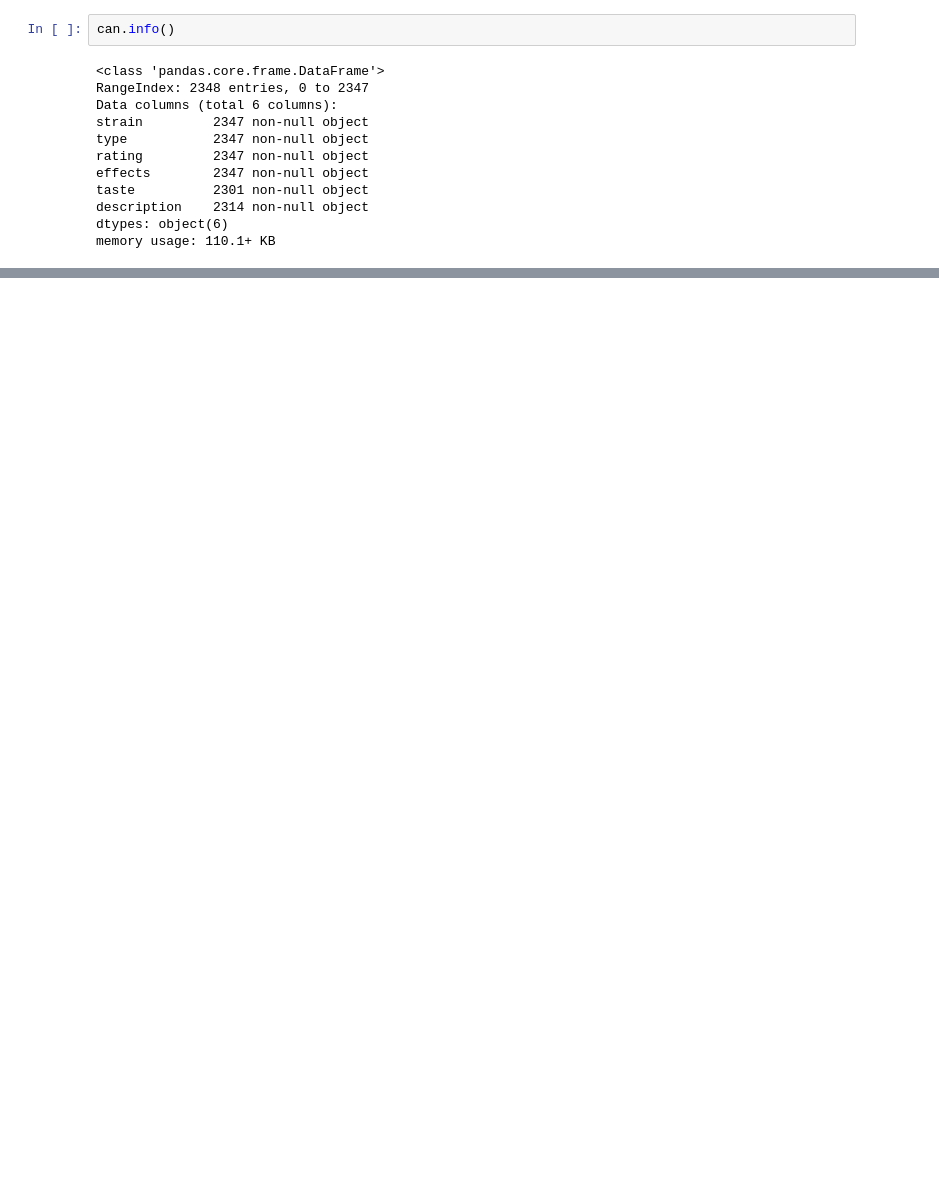
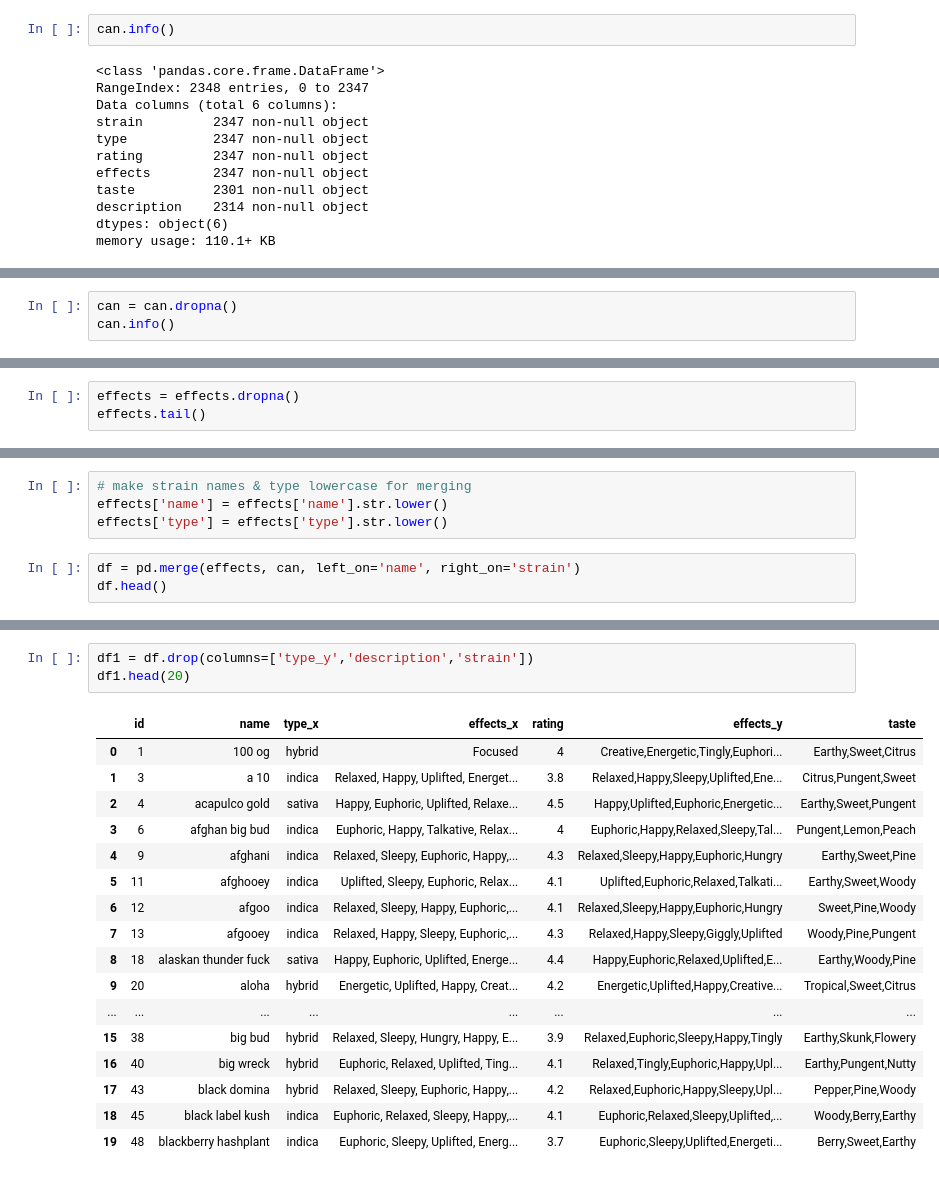
Before and after one commit to stephkendall/Cannabis-Predictions, a Jupyter notebook: Untitled.ipynb, the cells around one changed output, grey strips where cells are left out. Saved outputs shown, nothing was run; the diff lists cells and outputs as text; blank space fills up the shorter version.

```diff
--- a/Untitled.ipynb
+++ b/Untitled.ipynb
@@ -27,0 +60,3 @@ memory usage: 110.1+ KB
+# %%
+can = can.dropna()
+can.info()
@@ -59,0 +201,3 @@ can.iloc[160:165]
+# %%
+effects = effects.dropna()
+effects.tail()
@@ -59,0 +211,7 @@ can.iloc[160:165]
+# %%
+# make strain names & type lowercase for merging
+effects['name'] = effects['name'].str.lower()
+effects['type'] = effects['type'].str.lower()
+# %%
+df = pd.merge(effects, can, left_on='name', right_on='strain')
+df.head()
@@ -59,0 +252,21 @@ can.iloc[160:165]
+# %%
+df1 = df.drop(columns=['type_y','description','strain'])
+df1.head(20)
+# %% [output]
+|  | id | name | type_x | effects_x | rating | effects_y | taste |
+| 0 | 1 | 100 og | hybrid | Focused | 4 | Creative,Energetic,Tingly,Euphori... | Earthy,Sweet,Citrus |
+| 1 | 3 | a 10 | indica | Relaxed, Happy, Uplifted, Energet... | 3.8 | Relaxed,Happy,Sleepy,Uplifted,Ene... | Citrus,Pungent,Sweet |
+| 2 | 4 | acapulco gold | sativa | Happy, Euphoric, Uplifted, Relaxe... | 4.5 | Happy,Uplifted,Euphoric,Energetic... | Earthy,Sweet,Pungent |
+| 3 | 6 | afghan big bud | indica | Euphoric, Happy, Talkative, Relax... | 4 | Euphoric,Happy,Relaxed,Sleepy,Tal... | Pungent,Lemon,Peach |
+| 4 | 9 | afghani | indica | Relaxed, Sleepy, Euphoric, Happy,... | 4.3 | Relaxed,Sleepy,Happy,Euphoric,Hungry | Earthy,Sweet,Pine |
+| 5 | 11 | afghooey | indica | Uplifted, Sleepy, Euphoric, Relax... | 4.1 | Uplifted,Euphoric,Relaxed,Talkati... | Earthy,Sweet,Woody |
+| 6 | 12 | afgoo | indica | Relaxed, Sleepy, Happy, Euphoric,... | 4.1 | Relaxed,Sleepy,Happy,Euphoric,Hungry | Sweet,Pine,Woody |
+| 7 | 13 | afgooey | indica | Relaxed, Happy, Sleepy, Euphoric,... | 4.3 | Relaxed,Happy,Sleepy,Giggly,Uplifted | Woody,Pine,Pungent |
+| 8 | 18 | alaskan thunder fuck | sativa | Happy, Euphoric, Uplifted, Energe... | 4.4 | Happy,Euphoric,Relaxed,Uplifted,E... | Earthy,Woody,Pine |
+| 9 | 20 | aloha | hybrid | Energetic, Uplifted, Happy, Creat... | 4.2 | Energetic,Uplifted,Happy,Creative... | Tropical,Sweet,Citrus |
+| ... | ... | ... | ... | ... | ... | ... | ... |
+| 15 | 38 | big bud | hybrid | Relaxed, Sleepy, Hungry, Happy, E... | 3.9 | Relaxed,Euphoric,Sleepy,Happy,Tingly | Earthy,Skunk,Flowery |
+| 16 | 40 | big wreck | hybrid | Euphoric, Relaxed, Uplifted, Ting... | 4.1 | Relaxed,Tingly,Euphoric,Happy,Upl... | Earthy,Pungent,Nutty |
+| 17 | 43 | black domina | hybrid | Relaxed, Sleepy, Euphoric, Happy,... | 4.2 | Relaxed,Euphoric,Happy,Sleepy,Upl... | Pepper,Pine,Woody |
+| 18 | 45 | black label kush | indica | Euphoric, Relaxed, Sleepy, Happy,... | 4.1 | Euphoric,Relaxed,Sleepy,Uplifted,... | Woody,Berry,Earthy |
+| 19 | 48 | blackberry hashplant | indica | Euphoric, Sleepy, Uplifted, Energ... | 3.7 | Euphoric,Sleepy,Uplifted,Energeti... | Berry,Sweet,Earthy |
```
Also changed, not shown: parts of 23 cells of this notebook, 1 other file.
